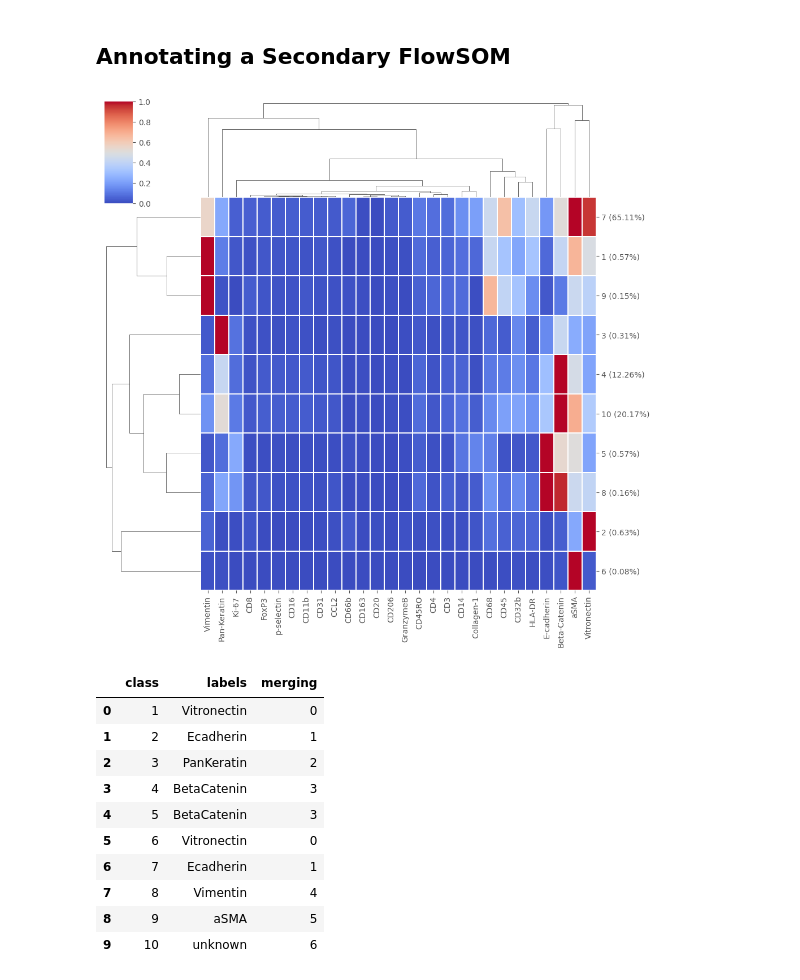
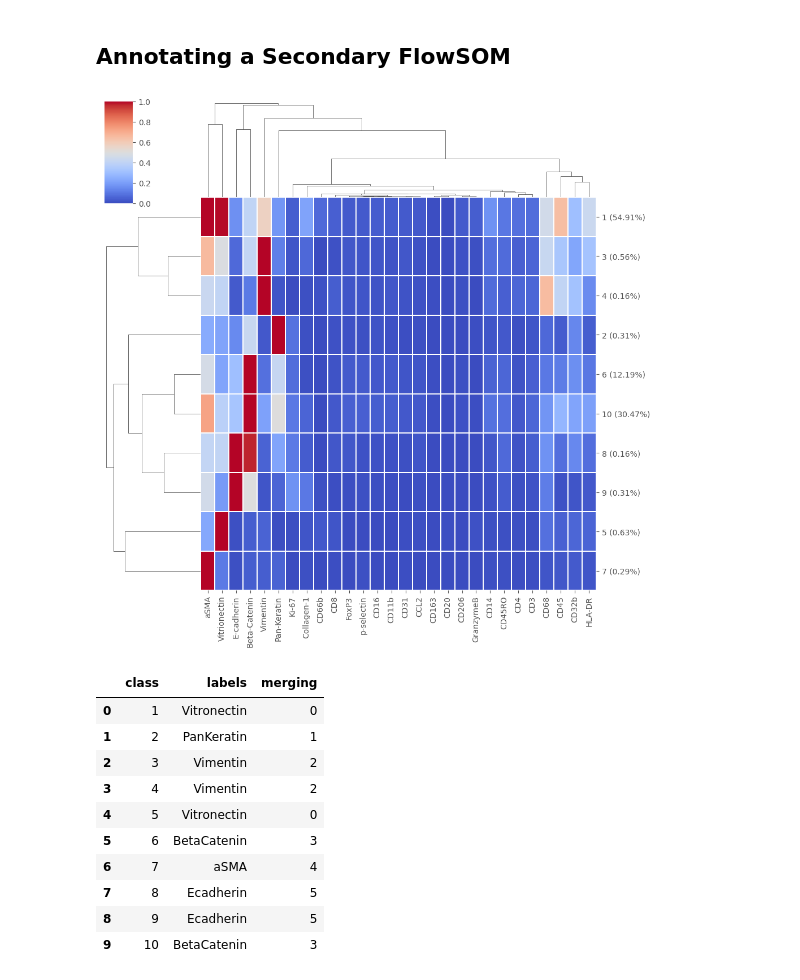
Before and after one commit to BenCaiello/PalmettoBUG, a Jupyter notebook: docs/source/notebooks/PixelClassifiers/UnsupervisedClassifier.ipynb, the cells around one changed output. Cells and saved outputs as stored; diff of their text form; code cells hidden in the pictures.

Commit message:
update notebooks, environment lists

```diff
--- a/docs/source/notebooks/PixelClassifiers/UnsupervisedClassifier.ipynb
+++ b/docs/source/notebooks/PixelClassifiers/UnsupervisedClassifier.ipynb
@@ -60,7 +60,7 @@ unsup_panel.index = list(unsup_panel['antigen'])            ## easier using .loc
                                                             # that the column label 'antigen' does not cary over into the index (this is convertin gto a list() is essential). Otherwise the training will be blocked and
                                                             # error out when .reset_index() is called.
 
-unsup_panel.loc[['aSMA', 'Vimentin', 'Pan-Keratin', 'E-cadherin', 'Vitronectin', 'Collagen-1', 'Beta-Catenin'],'keep'] = 1        # select channels
+unsup_panel.loc[['aSMA', 'Vimentin', 'Pan-Keratin', 'E-cadherin', 'Vitrionectin', 'Collagen-1', 'Beta-Catenin'],'keep'] = 1        # select channels
 unsup_panel.loc['Collagen-1','HESSIAN_MIN'] = 1                       ## select additional features, for now only this hessian will be used as a demonstration
 unsup_panel
 # %% [output]
@@ -156,7 +159,7 @@ However, the initial output from a scondary flowsom cell classification are numb
 will be required afterwards.
 # %%
 '''First, we train the secondary FlowSOM '''
-masks_source = 'deepcell'
+masks_source = 'example_deepcell_masks'     ## or, 'deepcell', etc. to do masks generated in prior notebooks (instead of example masks)
 mask_folder = project_directory + f"/masks/{masks_source}"
 classifier_map_folder = unsup.output_dir
 number_of_classes = 20
@@ -165,5 +168,10 @@ n_clusters = 10
 seed = 42
 
 
-fs, _ = pbug.secondary_flowsom(mask_folder = mask_folder, classifier_map_folder = classifier_map_folder, number_of_classes = number_of_classes, XY_dim = XY_dim, n_clusters = n_clusters, seed = seed)
+fs, _ = pbug.secondary_flowsom(mask_folder = mask_folder,
+                               classifier_map_folder = classifier_map_folder,
+                               number_of_classes = number_of_classes,
+                               XY_dim = XY_dim,
+                               n_clusters = n_clusters,
+                               seed = seed)
 # %% [output]
@@ -190,25 +198,28 @@ cell_classifications.to_csv(run_folder + f"/{name}_cell_classes.csv", index = Fa
 # %%
 '''We can plot a heatmap to examine the characteristics of the cells in each classification group.
 
 This requires selecting the antigens we want to display in the heatmap (here, I use a previously performed Analysis_panel.csv file
 to only look at 'type' markers), as well as specif.
 '''
 
 classy_dir = output_folder
 img_dir = project_directory + "/images/img"
 output_path = None                ### Specify a file path if you want th eheatmap to be saved to the disk:    project_directory + "/myVeryClassyMasksHeatmap.png"
 flowsom_data = fs
 classifier_name = None      ## (optional) this control the title of the graph
 
-shortcut = f"{my_computer_path}/example_MCD_noGUI/Analyses/MyAmazingAnalysis/main/Analysis_panel.csv"
+shortcut = f"{my_computer_path}/example_IMC/Analyses/MyAmazingAnalysis/main/Analysis_panel.csv"
 type_panel = pd.read_csv(shortcut)
 type_array = np.array(type_panel['marker_class'] == "type")[1:]
                 ## boolean numpy array (same length as the number of antigens) --> if you only want certain antigens shown, pass in an array here where antigens to show are True, and the rest are False
 
-clustergrid, df = pbug.plot_pixel_heatmap(pixel_folder = classy_dir, image_folder = img_directory, channels = list(panel.loc[type_array, 'name']), panel = panel)
+clustergrid, df = pbug.plot_pixel_heatmap(pixel_folder = classy_dir,
+                                          image_folder = img_directory,
+                                          channels = list(panel[panel['keep'] == 1].loc[type_array, 'name']),
+                                          panel = panel)
 clustergrid.figure
 # %% [output]
-[figure, old version]
+[figure, new version]
 # %%
 '''
 Now make the merging table
@@ -217,7 +228,7 @@ merging_table = pd.DataFrame()
 merging_table['class'] = [i for i in range(1,n_clusters+1, 1)]
 
 ## manual annotation for each cluster:
-mergings = ["Vitronectin","Ecadherin","PanKeratin","BetaCatenin","BetaCatenin","Vitronectin","Ecadherin","Vimentin","aSMA","unknown"]
+mergings = ["Vitronectin","PanKeratin","Vimentin","Vimentin","Vitronectin","BetaCatenin","aSMA","Ecadherin","Ecadherin","BetaCatenin"]
 merging_table['labels'] = mergings
 
 zip_dict = {}
@@ -230,15 +241,15 @@ merging_table
 # %% [output]
 |  | class | labels | merging |
 | 0 | 1 | Vitronectin | 0 |
-| 1 | 2 | Ecadherin | 1 |
-| 2 | 3 | PanKeratin | 2 |
-| 3 | 4 | BetaCatenin | 3 |
-| 4 | 5 | BetaCatenin | 3 |
-| 5 | 6 | Vitronectin | 0 |
-| 6 | 7 | Ecadherin | 1 |
-| 7 | 8 | Vimentin | 4 |
-| 8 | 9 | aSMA | 5 |
-| 9 | 10 | unknown | 6 |
+| 1 | 2 | PanKeratin | 1 |
+| 2 | 3 | Vimentin | 2 |
+| 3 | 4 | Vimentin | 2 |
+| 4 | 5 | Vitronectin | 0 |
+| 5 | 6 | BetaCatenin | 3 |
+| 6 | 7 | aSMA | 4 |
+| 7 | 8 | Ecadherin | 5 |
+| 8 | 9 | Ecadherin | 5 |
+| 9 | 10 | BetaCatenin | 3 |
 # %%
 pbug.merge_folder(output_folder, merging_table = merging_table)
 
```
Also changed, not shown: parts of 6 cells of this notebook, 15 other files.
